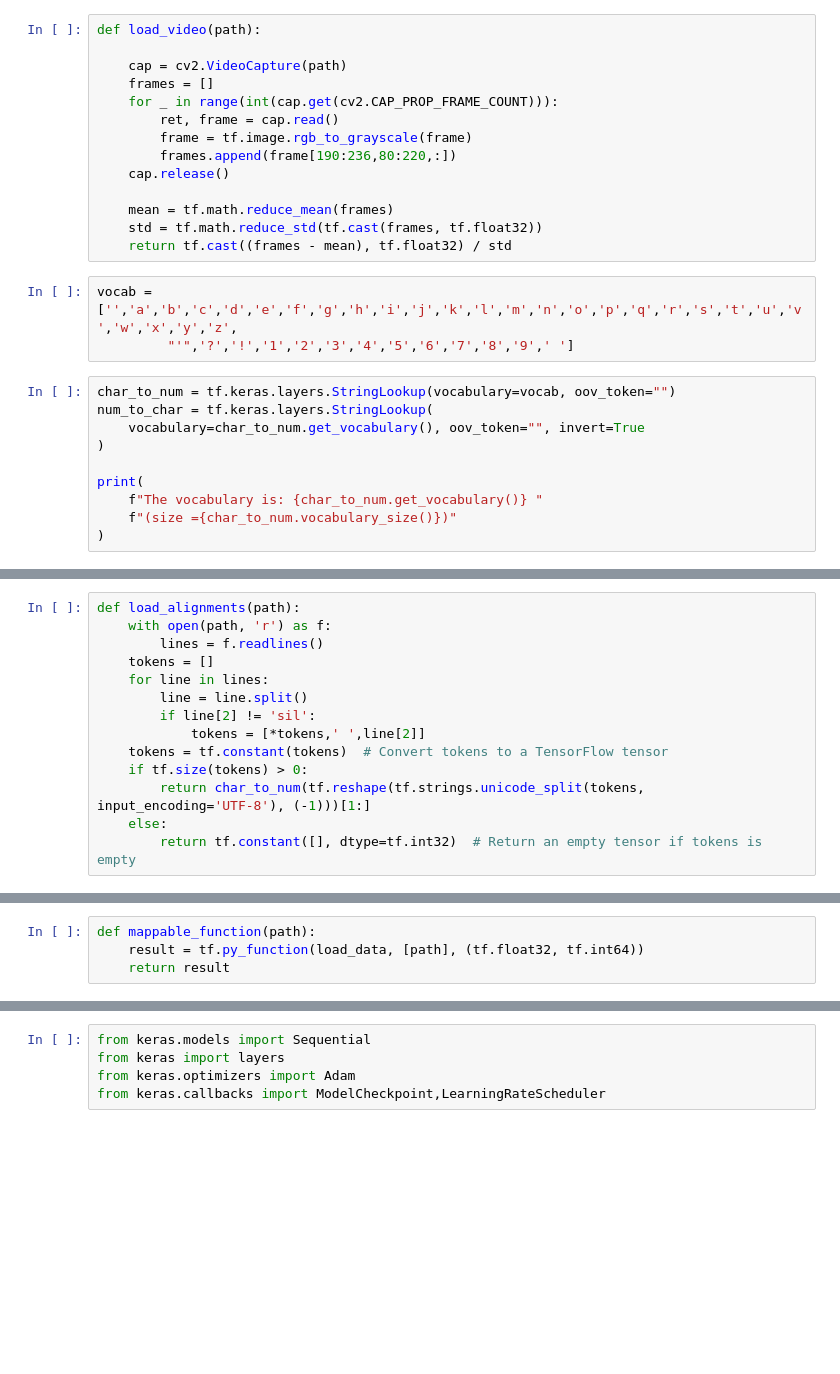
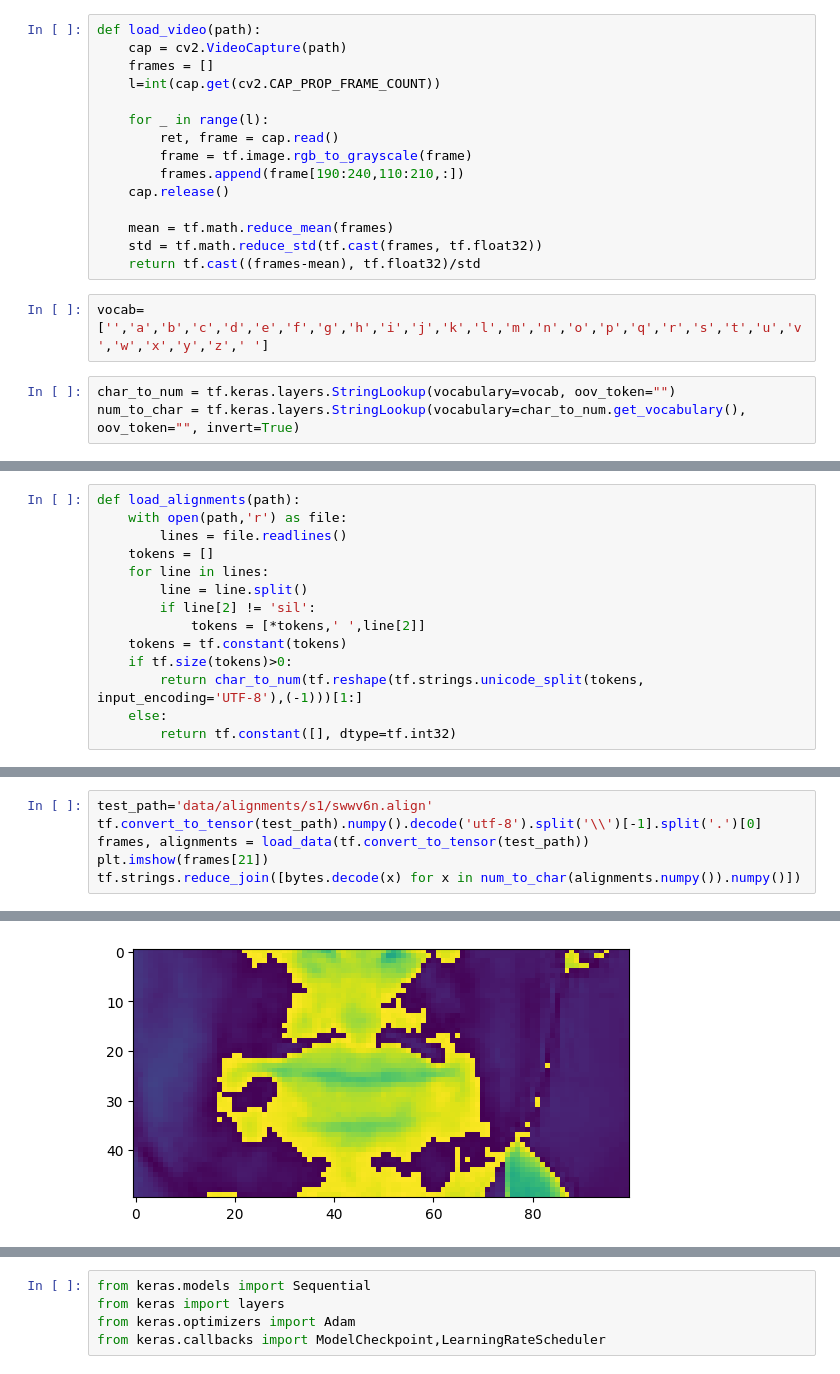
Before and after one commit to TsarIM/LipNet, a Jupyter notebook: LipNet.ipynb, the cells around one changed output, grey strips where cells are left out. Cells and saved outputs as stored; diff of their text form; blank space fills up the shorter version.

```diff
--- a/LipNet.ipynb
+++ b/LipNet.ipynb
@@ -42,28 +37,21 @@ To: /content/data.zip
  ...]
 # %%
 def load_video(path):
-
     cap = cv2.VideoCapture(path)
     frames = []
-    for _ in range(int(cap.get(cv2.CAP_PROP_FRAME_COUNT))):
+    l=int(cap.get(cv2.CAP_PROP_FRAME_COUNT))
+
+    for _ in range(l):
         ret, frame = cap.read()
         frame = tf.image.rgb_to_grayscale(frame)
-        frames.append(frame[190:236,80:220,:])
+        frames.append(frame[190:240,110:210,:])
     cap.release()
 
     mean = tf.math.reduce_mean(frames)
     std = tf.math.reduce_std(tf.cast(frames, tf.float32))
-    return tf.cast((frames - mean), tf.float32) / std
+    return tf.cast((frames-mean), tf.float32)/std
 # %%
-vocab = ['','a','b','c','d','e','f','g','h','i','j','k','l','m','n','o','p','q','r','s','t','u','v','w','x','y','z',
-         "'",'?','!','1','2','3','4','5','6','7','8','9',' ']
+vocab= ['','a','b','c','d','e','f','g','h','i','j','k','l','m','n','o','p','q','r','s','t','u','v','w','x','y','z',' ']
 # %%
 char_to_num = tf.keras.layers.StringLookup(vocabulary=vocab, oov_token="")
-num_to_char = tf.keras.layers.StringLookup(
-    vocabulary=char_to_num.get_vocabulary(), oov_token="", invert=True
-)
-
-print(
-    f"The vocabulary is: {char_to_num.get_vocabulary()} "
-    f"(size ={char_to_num.vocabulary_size()})"
-)
+num_to_char = tf.keras.layers.StringLookup(vocabulary=char_to_num.get_vocabulary(), oov_token="", invert=True)
@@ -72,16 +69,16 @@ The vocabulary is: ['', 'a', 'b', 'c', 'd', 'e', 'f', 'g', 'h', 'i', 'j', 'k', '
 # %%
 def load_alignments(path):
-    with open(path, 'r') as f:
-        lines = f.readlines()
+    with open(path,'r') as file:
+        lines = file.readlines()
     tokens = []
     for line in lines:
         line = line.split()
         if line[2] != 'sil':
             tokens = [*tokens,' ',line[2]]
-    tokens = tf.constant(tokens)  # Convert tokens to a TensorFlow tensor
-    if tf.size(tokens) > 0:
-        return char_to_num(tf.reshape(tf.strings.unicode_split(tokens, input_encoding='UTF-8'), (-1)))[1:]
+    tokens = tf.constant(tokens)
+    if tf.size(tokens)>0:
+        return char_to_num(tf.reshape(tf.strings.unicode_split(tokens, input_encoding='UTF-8'),(-1)))[1:]
     else:
-        return tf.constant([], dtype=tf.int32)  # Return an empty tensor if tokens is empty
+        return tf.constant([], dtype=tf.int32)
 # %%
 tensor=num_to_char(load_alignments('data/alignments/s1/swai1s.align'))
@@ -102,4 +109,7 @@ def load_data(path):
-# %%
-def mappable_function(path):
-    result = tf.py_function(load_data, [path], (tf.float32, tf.int64))
-    return result
+# %%
+test_path='data/alignments/s1/swwv6n.align'
+tf.convert_to_tensor(test_path).numpy().decode('utf-8').split('\\')[-1].split('.')[0]
+frames, alignments = load_data(tf.convert_to_tensor(test_path))
+plt.imshow(frames[21])
+tf.strings.reduce_join([bytes.decode(x) for x in num_to_char(alignments.numpy()).numpy()])
+# %% [output]
@@ -106 +117,2 @@ def mappable_function(path):
+[figure, added]
 # %%
```
Also changed, not shown: parts of 16 cells of this notebook.
